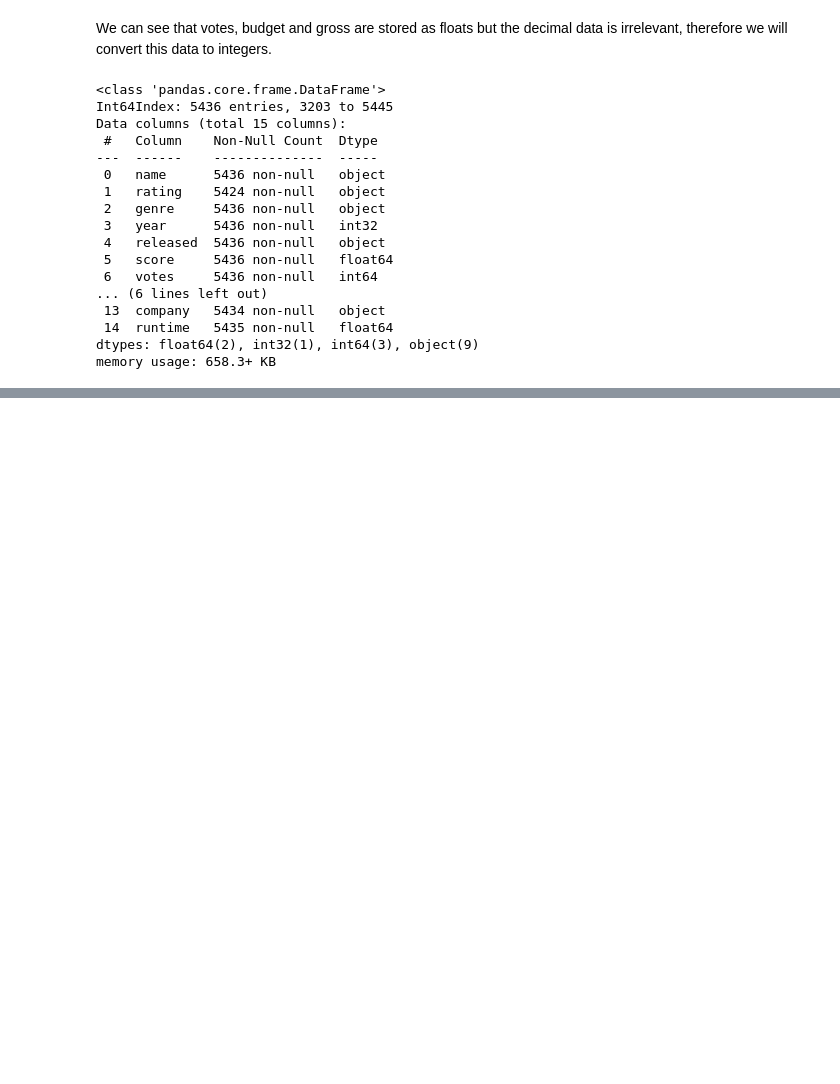
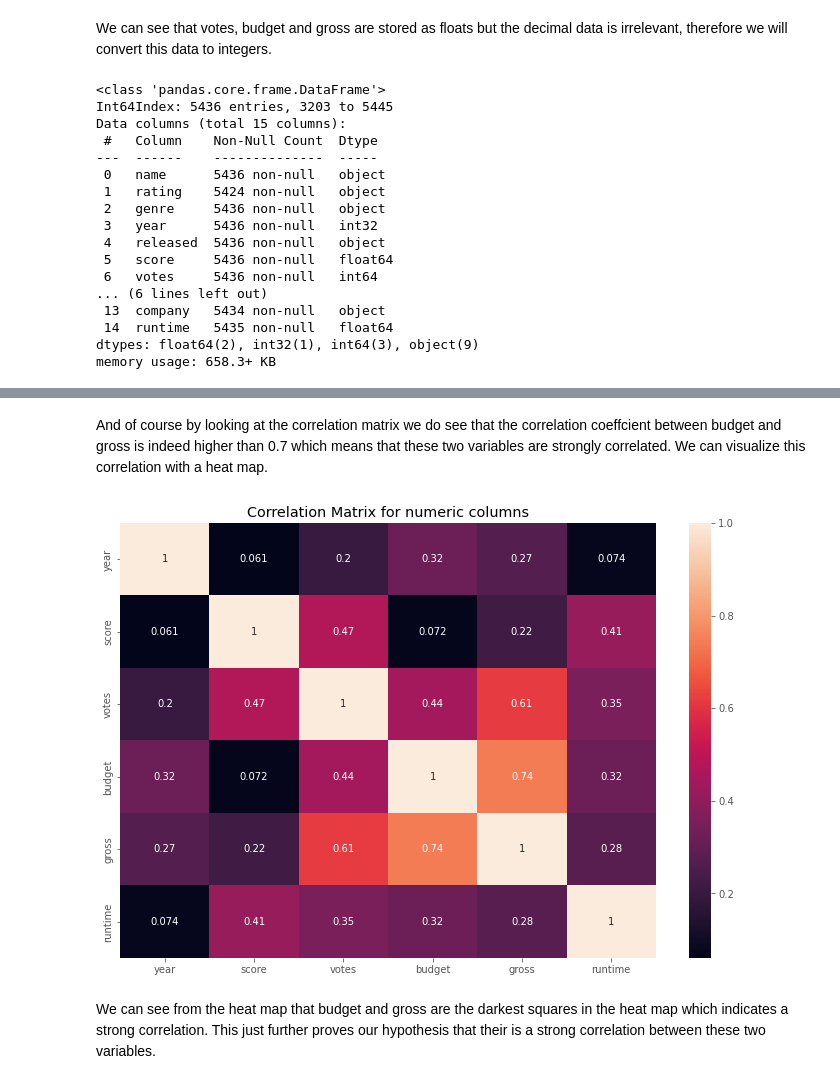
Before and after one commit to DanielContreras/Movie-Industry-Analysis, a Jupyter notebook: source/analysis.ipynb, the cells around one changed output, grey strips where cells are left out. Cells and saved outputs as stored; diff of their text form; code cells hidden in the pictures; blank space fills up the shorter version.

```diff
--- a/source/analysis.ipynb
+++ b/source/analysis.ipynb
@@ -135,0 +161,3 @@ memory usage: 658.3+ KB
+# %%
+cor_matrix = df_tmp.corr(method='pearson')
+cor_matrix
@@ -135,0 +172,10 @@ memory usage: 658.3+ KB
+# %% [markdown]
+And of course by looking at the correlation matrix we do see that the correlation coeffcient between budget and gross is indeed higher than 0.7 which means that these two variables are strongly correlated. We can visualize this correlation with a heat map.
+# %%
+sns.heatmap(cor_matrix, annot=True)
+plt.title('Correlation Matrix for numeric columns')
+plt.show()
+# %% [output]
+[figure, added]
+# %% [markdown]
+We can see from the heat map that budget and gross are the darkest squares in the heat map which indicates a strong correlation. This just further proves our hypothesis that their is a strong correlation between these two variables.
```
Also changed, not shown: parts of 6 cells of this notebook.
